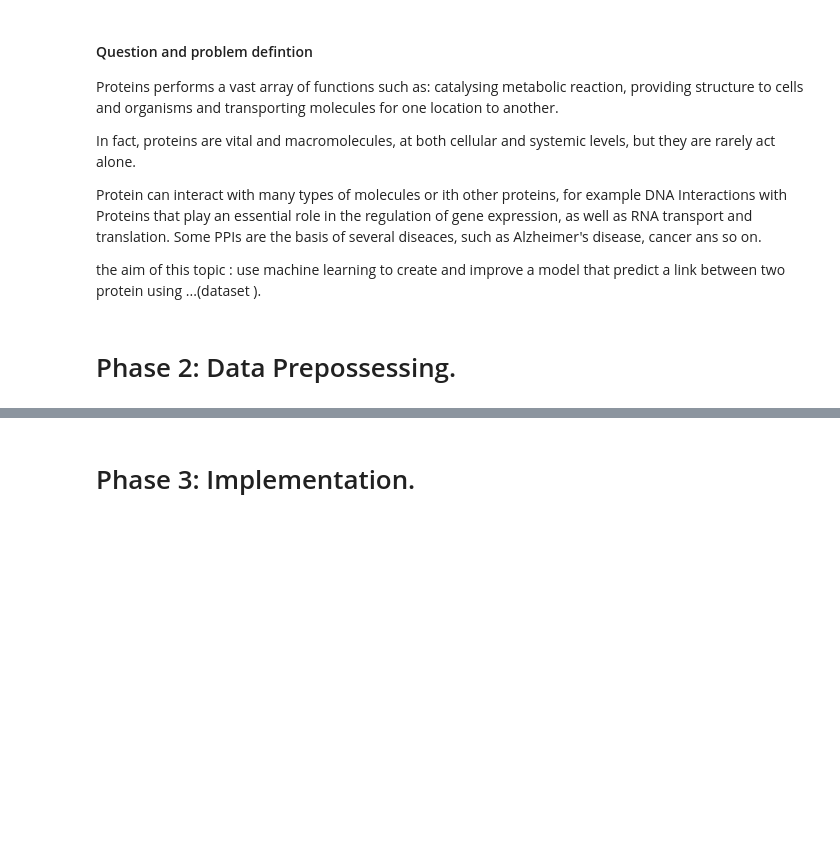
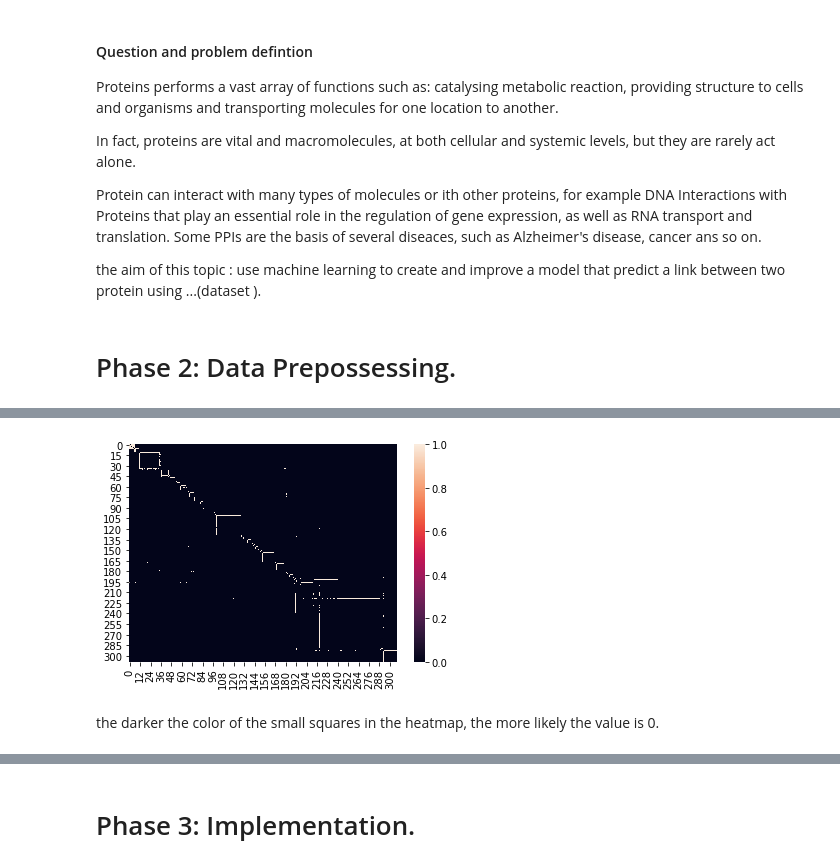
Before and after one commit to deepakshb/dsl2020-ppis, a Jupyter notebook: Predicting_PPIs.ipynb, the cells around one changed output, grey strips where cells are left out. Drawn from its saved outputs; the diff is of its cells as text; code cells hidden in the pictures; blank space fills up the shorter version.

```diff
--- a/Predicting_PPIs.ipynb
+++ b/Predicting_PPIs.ipynb
@@ -43,17 +103,21 @@ environment.yml  Predicting_PPIs.ipynb  README.md  yeast.edgelist
 # %%
 import networkx as nx
 import pylab as plt
-G = nx.read_edgelist('yeast.edgelist')
 
-plt.figure(1, figsize=(16, 12))
+fh = open('subgraph_1.edgelist', 'r')
+
+G = nx.read_edgelist(fh)
+
+
+plt.figure(1, figsize=(100, 100))
 
 pos = nx.spring_layout(G)
 
-nx.draw_networkx_nodes(G, pos, node_color='y', node_size=700)
+nx.draw_networkx_nodes(G, pos, node_color='y', node_size=10)
 nx.draw_networkx_edges(G, pos)
-nx.draw_networkx_labels(G, pos, font_size=11)
+nx.draw_networkx_labels(G, pos, font_size=30)
 plt.show()
 
-print(G.number_of_nodes())
-print(G.number_of_edges())
+print('Number of Nodes: ', G.number_of_nodes())
+print('Number of Edges: ', G.number_of_edges())
 # %% [output]
@@ -77,0 +148,3 @@ Predicting_PPIs.ipynb  test.edgelist
+# %%
+print(adj.toarray().shape)
+adjcency_matrix = adj.toarray()
@@ -77,0 +193,6 @@ Predicting_PPIs.ipynb  test.edgelist
+# %%
+ax = sns.heatmap(adjcency_matrix)
+# %% [output]
+[figure, added]
+# %% [markdown]
+the darker the color of the small squares in the heatmap, the more likely the value is 0.
```
Also changed, not shown: parts of 26 cells of this notebook, 5 other files.
